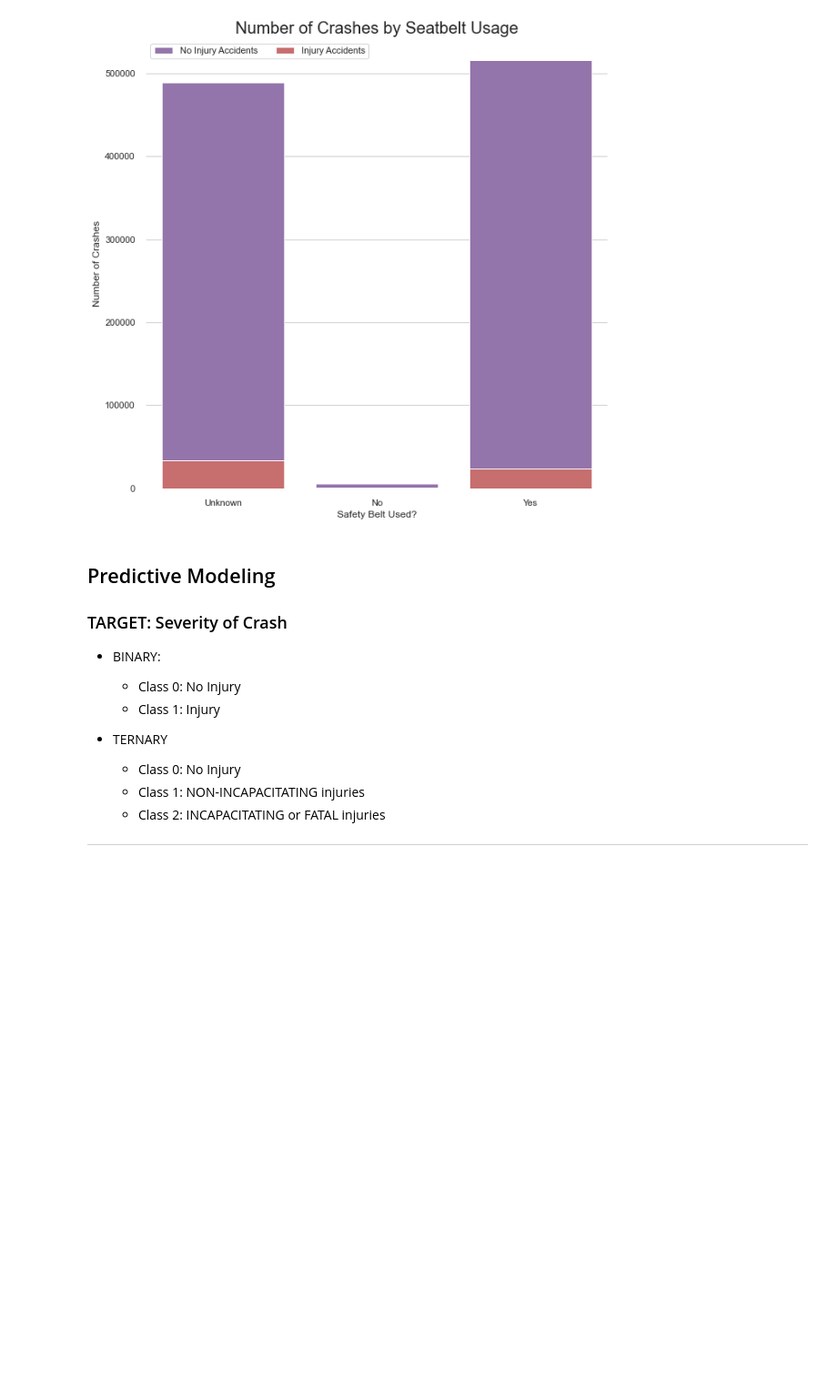
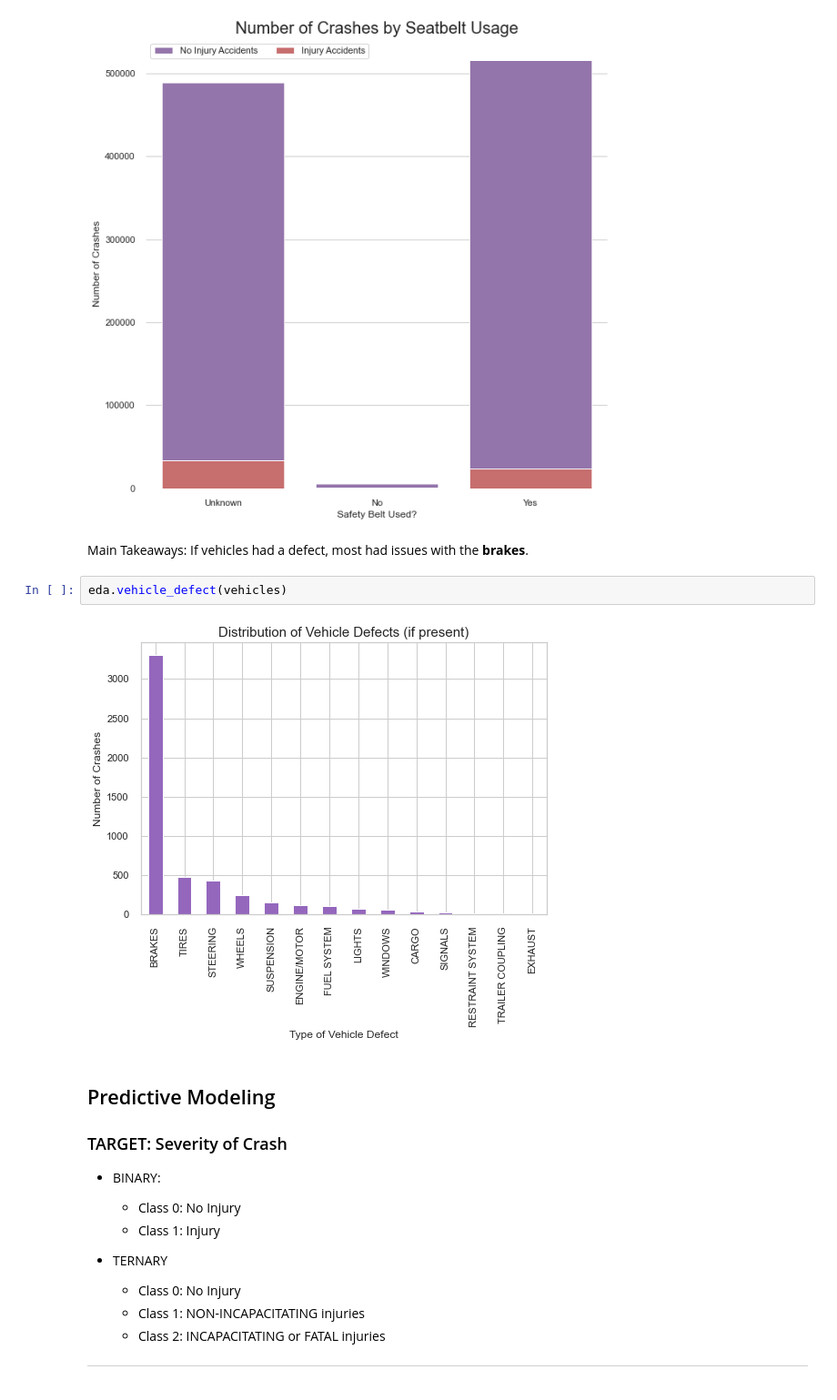
Before and after one commit to marcosvppfernandes/chicagoteam_quanggang, a Jupyter notebook: final_notebook.ipynb, the cells around one changed output. Shown at 91% size. Saved outputs shown, nothing was run; the diff lists cells and outputs as text; blank space fills up the shorter version.

```diff
--- a/final_notebook.ipynb
+++ b/final_notebook.ipynb
@@ -303,6 +310,12 @@ Main Takeaway: This is not looking like it will serve as a helpful predictor wit
 eda.seatbelt_used(people)
 # %% [output]
 [figure]
+# %% [markdown]
+Main Takeaways: If vehicles had a defect, most had issues with the **brakes**.
+# %%
+eda.vehicle_defect(vehicles)
+# %% [output]
+[figure, added]
 # %% [markdown]
 ## Predictive Modeling
 
```
Also changed, not shown: parts of 79 cells of this notebook, 10 other files.
